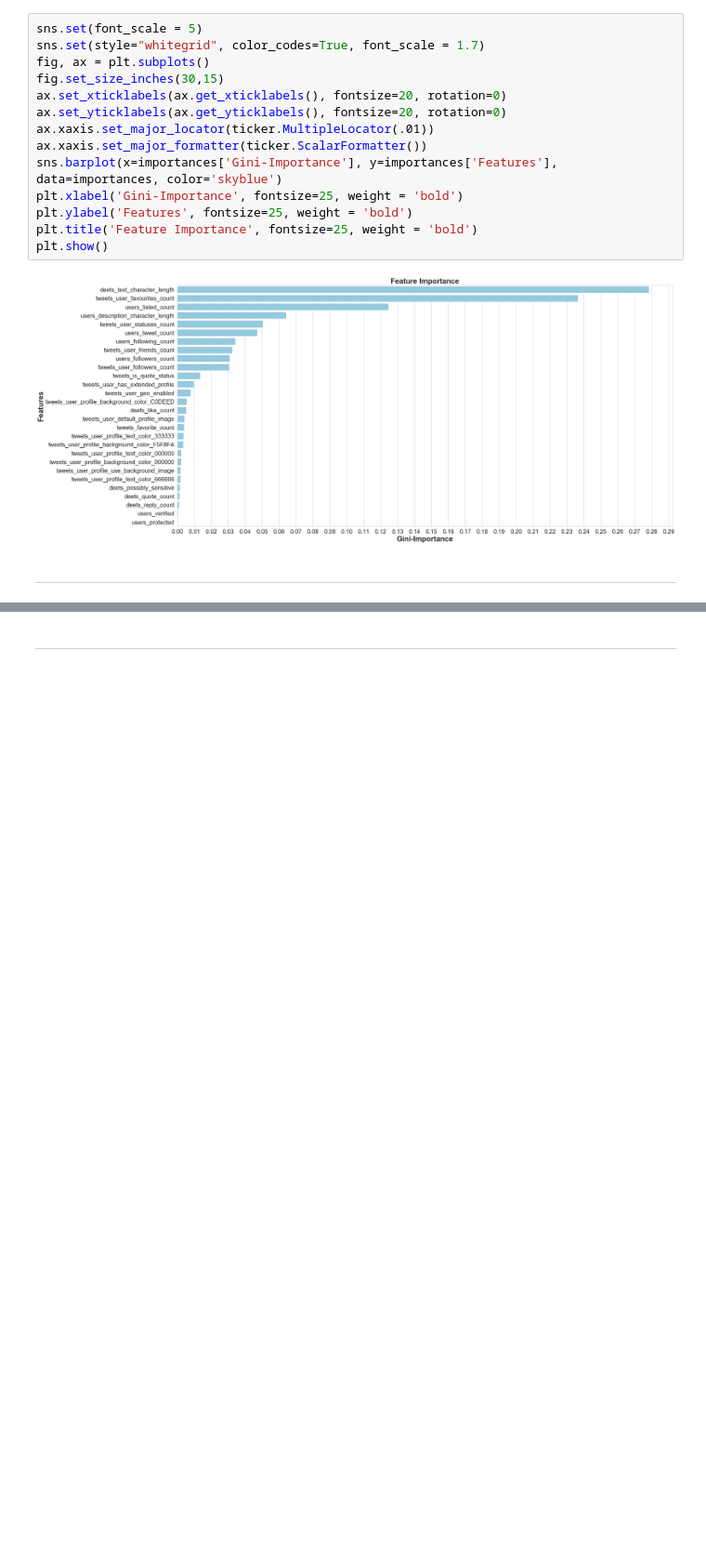
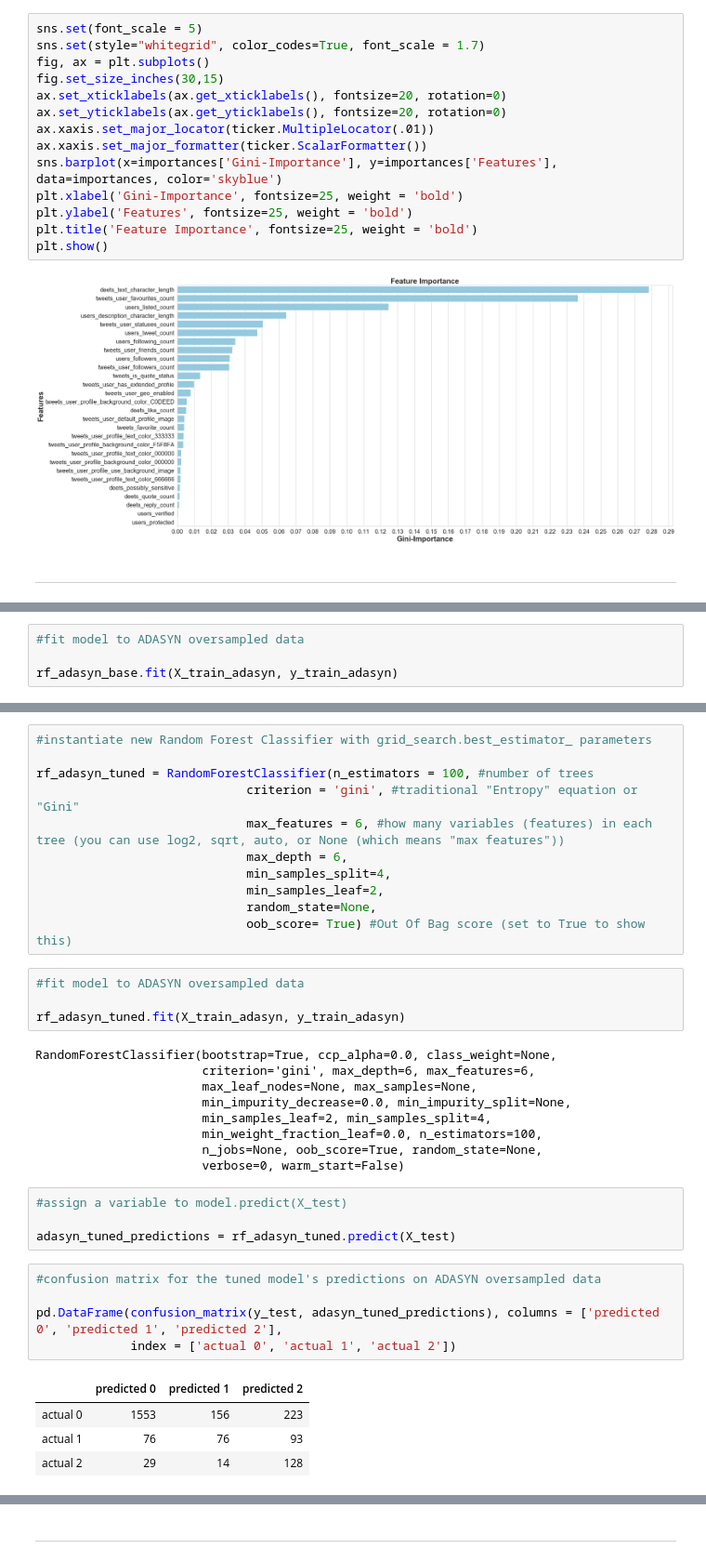
Before and after one commit to alexwcheng/fintech-retweetability, a Jupyter notebook: Jupyter_Notebooks/4 - Twitter Modeling.ipynb, the cells around one changed output, grey strips where cells are left out. Shown at 93% size. Cells and saved outputs as stored; diff of their text form; blank space fills up the shorter version.

```diff
--- a/Jupyter_Notebooks/4 - Twitter Modeling.ipynb
+++ b/Jupyter_Notebooks/4 - Twitter Modeling.ipynb
@@ -413,0 +486,4 @@ rf_smote.score(X_test,y_test)
+# %%
+#fit model to ADASYN oversampled data
+
+rf_adasyn_base.fit(X_train_adasyn, y_train_adasyn)
@@ -421,0 +540,38 @@ pd.DataFrame(confusion_matrix(y_test, SMOTE_predictions), columns = ['predicted
+# %%
+#instantiate new Random Forest Classifier with grid_search.best_estimator_ parameters
+
+rf_adasyn_tuned = RandomForestClassifier(n_estimators = 100, #number of trees
+                             criterion = 'gini', #traditional "Entropy" equation or "Gini"
+                             max_features = 6, #how many variables (features) in each tree (you can use log2, sqrt, auto, or None (which means "max features"))
+                             max_depth = 6,
+                             min_samples_split=4,
+                             min_samples_leaf=2,
+                             random_state=None,
+                             oob_score= True) #Out Of Bag score (set to True to show this)
+# %%
+#fit model to ADASYN oversampled data
+
+rf_adasyn_tuned.fit(X_train_adasyn, y_train_adasyn)
+# %% [output]
+RandomForestClassifier(bootstrap=True, ccp_alpha=0.0, class_weight=None,
+                       criterion='gini', max_depth=6, max_features=6,
+                       max_leaf_nodes=None, max_samples=None,
+                       min_impurity_decrease=0.0, min_impurity_split=None,
+                       min_samples_leaf=2, min_samples_split=4,
+                       min_weight_fraction_leaf=0.0, n_estimators=100,
+                       n_jobs=None, oob_score=True, random_state=None,
+                       verbose=0, warm_start=False)
+# %%
+#assign a variable to model.predict(X_test)
+
+adasyn_tuned_predictions = rf_adasyn_tuned.predict(X_test)
+# %%
+#confusion matrix for the tuned model's predictions on ADASYN oversampled data
+
+pd.DataFrame(confusion_matrix(y_test, adasyn_tuned_predictions), columns = ['predicted 0', 'predicted 1', 'predicted 2'],
+             index = ['actual 0', 'actual 1', 'actual 2'])
+# %% [output]
+|  | predicted 0 | predicted 1 | predicted 2 |
+| actual 0 | 1553 | 156 | 223 |
+| actual 1 | 76 | 76 | 93 |
+| actual 2 | 29 | 14 | 128 |
```
Also changed, not shown: parts of 86 cells of this notebook, 2 other files.
